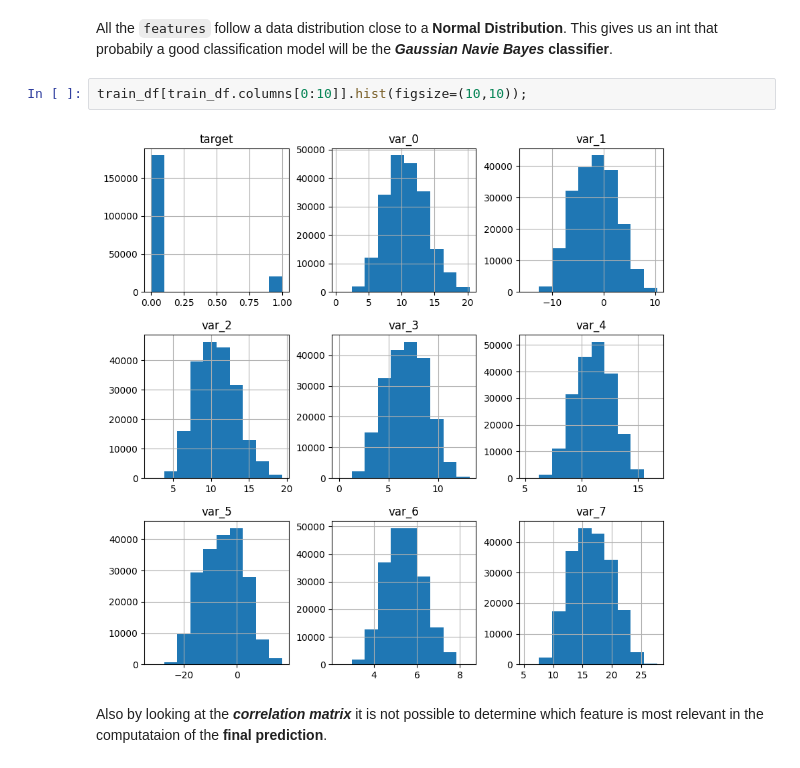
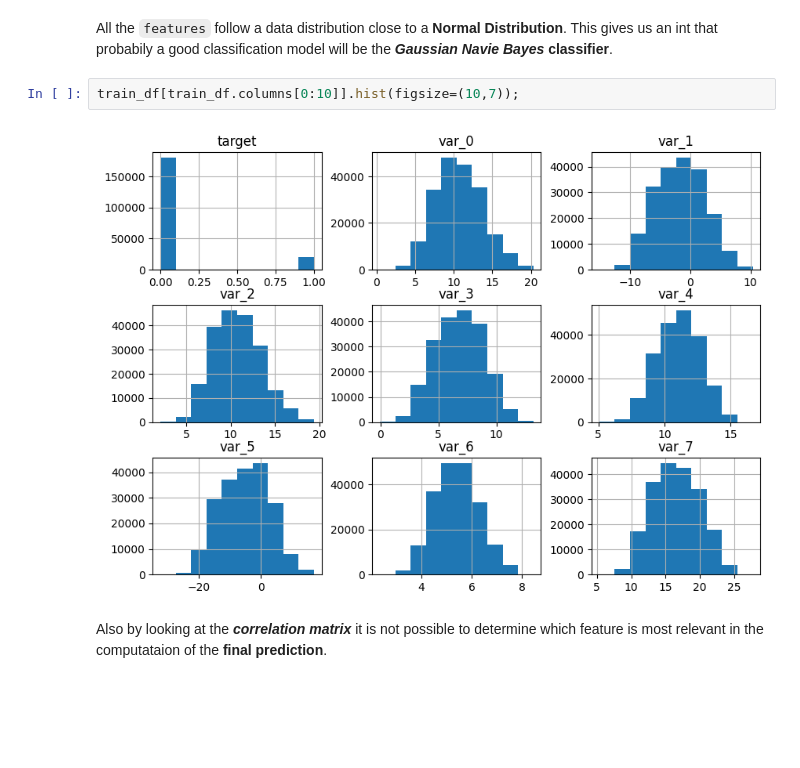
Before and after one commit to pante31/Tutone-CustomerTransactionPrediction, a Jupyter notebook: customer-transaction-prediction/code/tutone-customertransactionprediction.ipynb, the cells around one changed output. Saved outputs shown, nothing was run; the diff lists cells and outputs as text; blank space fills up the shorter version.

```diff
--- a/customer-transaction-prediction/code/tutone-customertransactionprediction.ipynb
+++ b/customer-transaction-prediction/code/tutone-customertransactionprediction.ipynb
@@ -84,9 +85,9 @@ train_df.describe()
 # %% [markdown]
 All the `features` follow a data distribution close to a **Normal Distribution**. This gives us an int that probabily a good classification model will be the ***Gaussian Navie Bayes*** **classifier**.
 # %%
-train_df[train_df.columns[0:10]].hist(figsize=(10,10));
+train_df[train_df.columns[0:10]].hist(figsize=(10,7));
 # %% [output]
-[figure, old version]
+[figure, new version]
 # %% [markdown]
 Also by looking at the **_correlation matrix_** it is not possible to determine which feature is most relevant in the computataion of the **final prediction**.
 # %%
```
Also changed, not shown: parts of 1 cell of this notebook.
